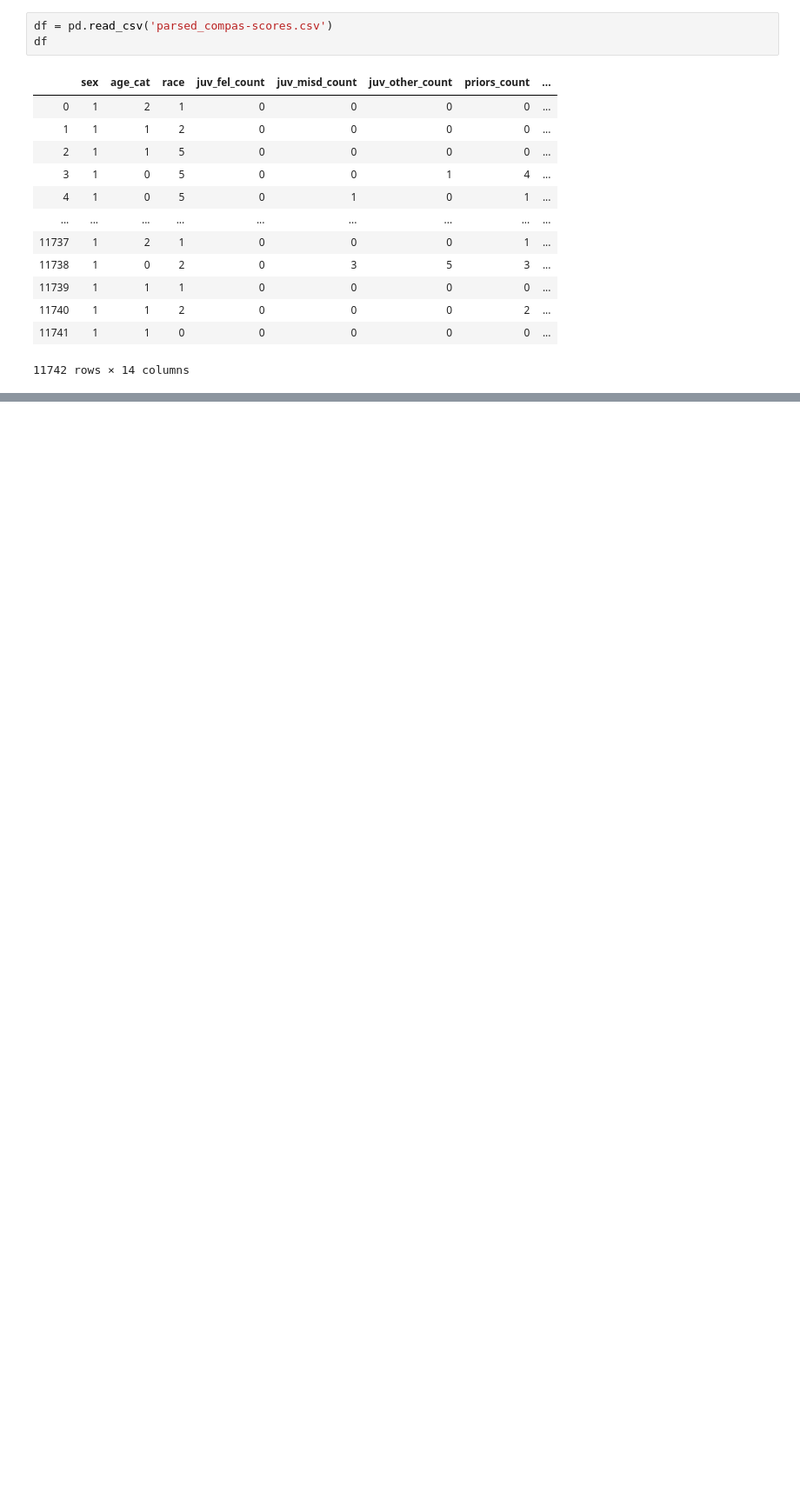
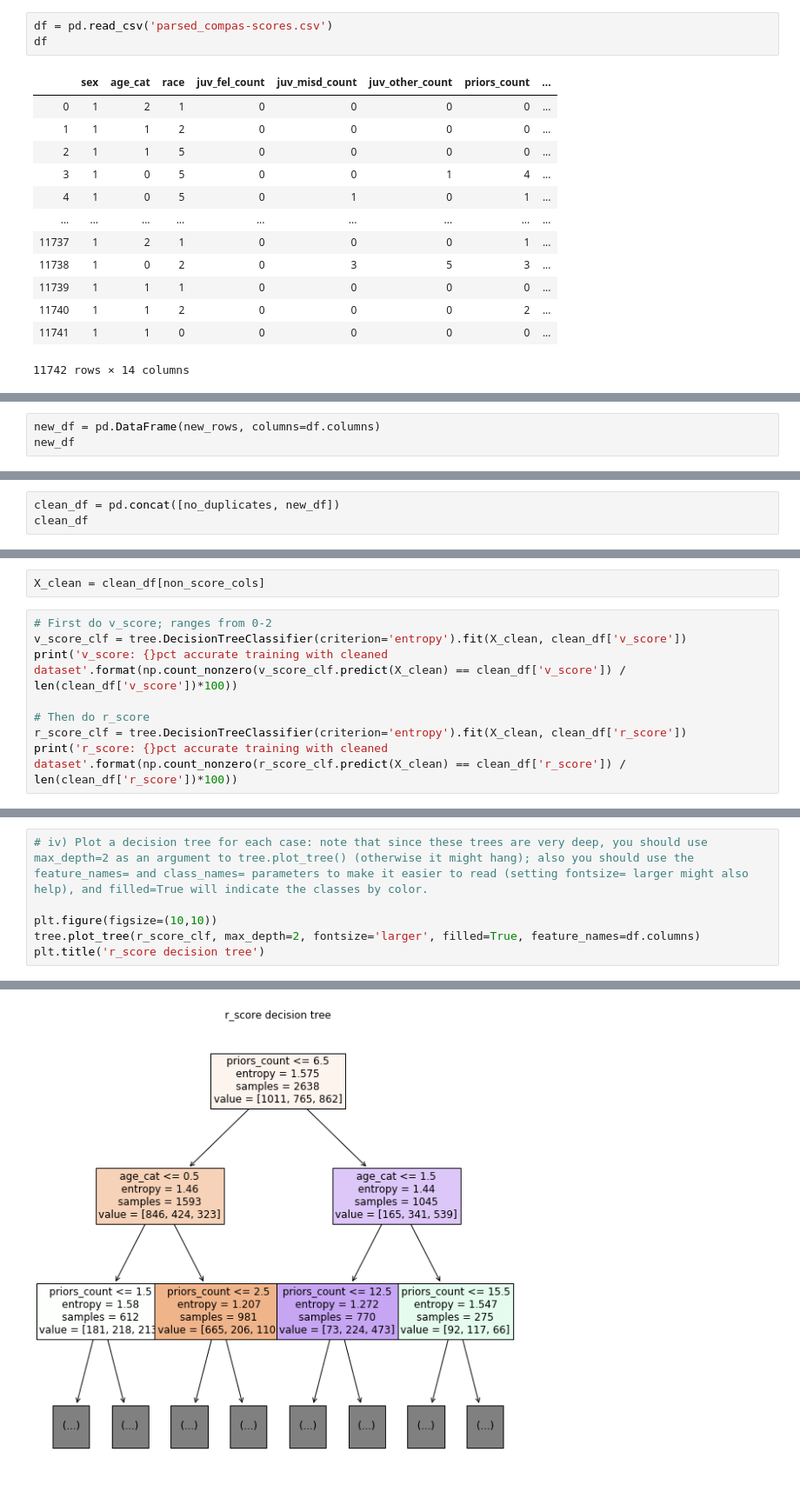
Before and after one commit to emtseng/sp20-info6010, a Jupyter notebook: s5.ipynb, the cells around one changed output, grey strips where cells are left out. Shown at 87% size. Cells and saved outputs as stored; diff of their text form; blank space fills up the shorter version.

```diff
--- a/s5.ipynb
+++ b/s5.ipynb
@@ -223,0 +433,3 @@ df
+# %%
+new_df = pd.DataFrame(new_rows, columns=df.columns)
+new_df
@@ -223,0 +450,3 @@ df
+# %%
+clean_df = pd.concat([no_duplicates, new_df])
+clean_df
@@ -223,0 +467,10 @@ df
+# %%
+X_clean = clean_df[non_score_cols]
+# %%
+# First do v_score; ranges from 0-2
+v_score_clf = tree.DecisionTreeClassifier(criterion='entropy').fit(X_clean, clean_df['v_score'])
+print('v_score: {}pct accurate training with cleaned dataset'.format(np.count_nonzero(v_score_clf.predict(X_clean) == clean_df['v_score']) / len(clean_df['v_score'])*100))
+
+# Then do r_score
+r_score_clf = tree.DecisionTreeClassifier(criterion='entropy').fit(X_clean, clean_df['r_score'])
+print('r_score: {}pct accurate training with cleaned dataset'.format(np.count_nonzero(r_score_clf.predict(X_clean) == clean_df['r_score']) / len(clean_df['r_score'])*100))
@@ -223,0 +502,7 @@ df
+# %%
+# iv) Plot a decision tree for each case: note that since these trees are very deep, you should use max_depth=2 as an argument to tree.plot_tree() (otherwise it might hang); also you should use the feature_names= and class_names= parameters to make it easier to read (setting fontsize= larger might also help), and filled=True will indicate the classes by color.
+
+plt.figure(figsize=(10,10))
+tree.plot_tree(r_score_clf, max_depth=2, fontsize='larger', filled=True, feature_names=df.columns)
+plt.title('r_score decision tree')
+# %% [output]
@@ -223,0 +510 @@ df
+[figure, added]
```
Also changed, not shown: parts of 35 cells of this notebook.
